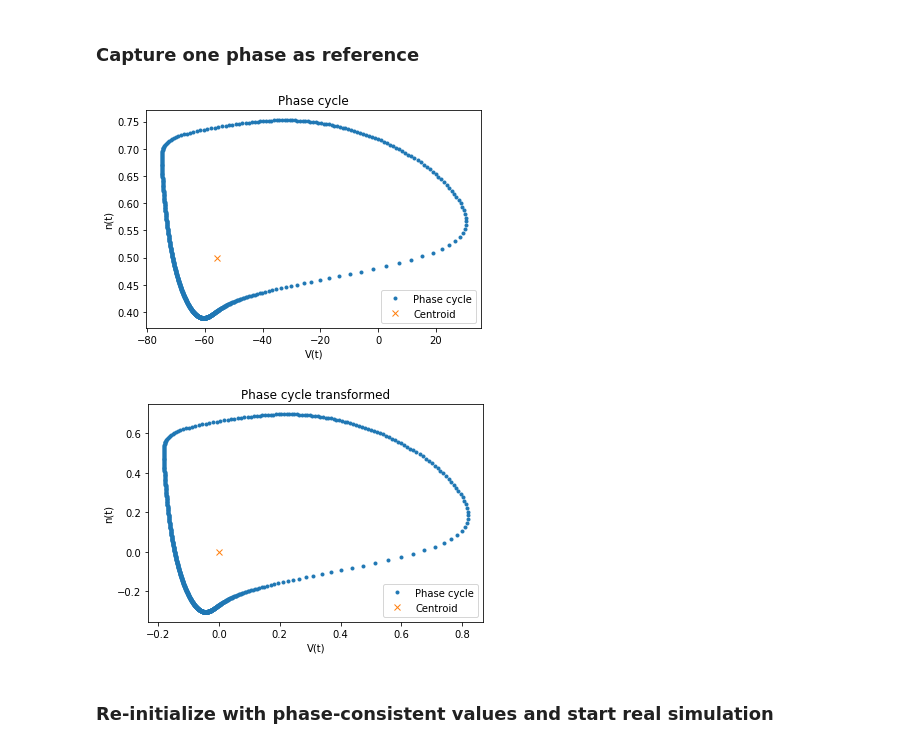
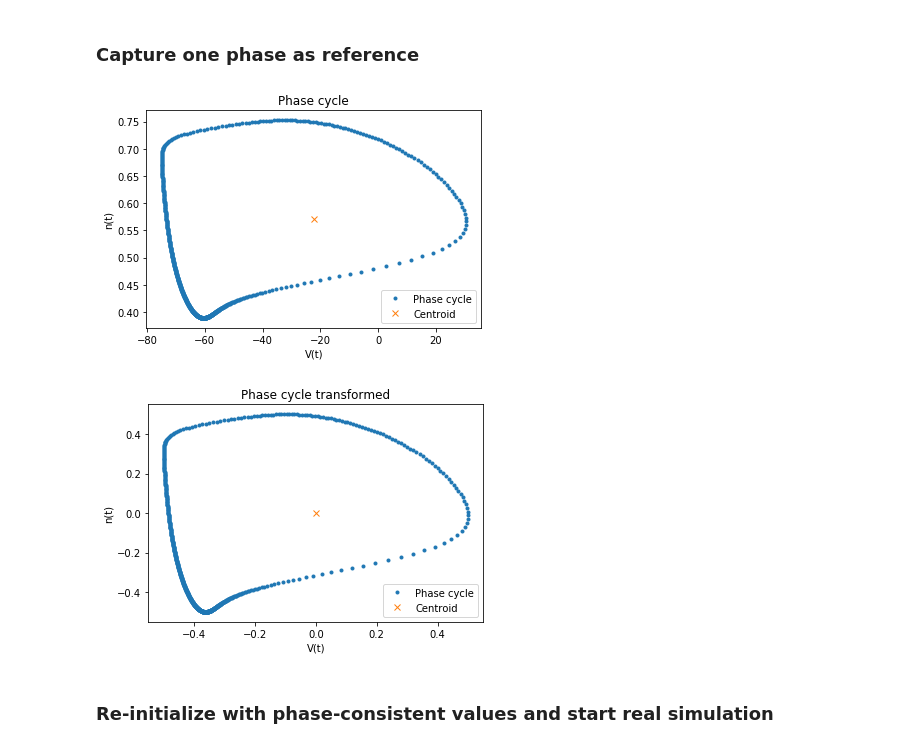
Before and after one commit to ndettmer/neuronal_synchrony_replication, a Jupyter notebook: FirstExp.ipynb, the cells around one changed output. Saved outputs shown, nothing was run; the diff lists cells and outputs as text; code cells hidden in the pictures.

```diff
--- a/FirstExp.ipynb
+++ b/FirstExp.ipynb
@@ -30,7 +30,7 @@ def get_spike_times(ts, V):
     """
     Calculate times in ts of spikes in V.
     """
-    spike_idx = find_peaks(V, height=(25., 42.), distance=14.)[0]
+    spike_idx = find_peaks(V, height=(25., 150.), distance=140.)[0]
     return ts[spike_idx]
 
 def get_idx(t):
@@ -170,7 +187,11 @@ class hh_neuron:
 
     def alpha(self, t):
         """S11"""
-        return (np.exp(-t / tau_d) - np.exp(-t / tau_r)) / (tau_d - tau_r)
+        t[t < -.3] = -.3
+        #print(t)
+        alpha = (np.exp(-t / tau_d) - np.exp(-t / tau_r)) / (tau_d - tau_r)
+        #print(alpha)
+        return alpha
 
     def I_syn(self, t):
         """S12"""
@@ -180,11 +201,15 @@ class hh_neuron:
         for c in self.inc:
 
             # calculate alpha for each combination of t_spike and tau_l values
-            t_spike_grid, tau_l_grid = np.meshgrid(get_spike_times(ts[:idx], c.neuron_a.V[:idx]), c.tau_ls)
-            alphas = self.alpha(t - t_spike_grid - tau_l_grid)
+            st = get_spike_times(ts[:idx], c.neuron_a.V[:idx])
+            if st.size != 0:
+                t_spike_grid, tau_l_grid = np.meshgrid(st, c.tau_ls)
+                t_spike_grid = np.reshape(t_spike_grid, (-1))
+                tau_l_grid = np.reshape(tau_l_grid, (-1))
+                alphas = self.alpha(t - t_spike_grid - tau_l_grid)
 
-            # S12 summed up over all incomming connections
-            I_syn -= g_max / N * np.sum(alphas) * (c.neuron_a.V[idx] - c.E_syn)
+                # S12 summed up over all incomming connections
+                I_syn -= g_max / N * np.sum(alphas) * (c.neuron_a.V[idx] - c.E_syn)
 
         return I_syn
 
@@ -317,41 +356,41 @@ V_phase = neurons[0].V[start_idx:]
 n_phase = neurons[0].n[start_idx:]
 
 # calculate the centroid of the phase cycle
-V_phase_mean = np.mean(V_phase)
-n_phase_mean = np.mean(n_phase)
 V_phase_min = np.min(V_phase)
 n_phase_min = np.min(n_phase)
 V_phase_max = np.max(V_phase)
 n_phase_max = np.max(n_phase)
+V_phase_mean = (V_phase_max - V_phase_min) / 2. + V_phase_min
+n_phase_mean = (n_phase_max - n_phase_min) / 2. + n_phase_min
 
 # plot cycle without transformation
 plt.plot(V_phase, n_phase, ".")
 plt.plot(V_phase_mean, n_phase_mean, "x")
 plt.legend(["Phase cycle", "Centroid"])
 plt.ylabel("n(t)")
 plt.xlabel("V(t)")
 plt.title("Phase cycle")
 plt.show()
 
 # translate the phase cycle to the origin
 V_phase -= V_phase_mean
 n_phase -= n_phase_mean
 
 # scale cycle for phase determination
 V_phase /= V_phase_max - V_phase_min
 n_phase /= n_phase_max - n_phase_min
 
 # plot cycle with transformation
 plt.plot(V_phase, n_phase, ".")
-plt.plot(np.mean(V_phase), np.mean(n_phase), "x")
+plt.plot(0., 0., "x")
 plt.legend(["Phase cycle", "Centroid"])
 plt.ylabel("n(t)")
 plt.xlabel("V(t)")
 plt.title("Phase cycle transformed")
 plt.show()
 # %% [output]
-[figure, old version]
+[figure, new version]
-[figure, old version]
+[figure, new version]
 # %% [markdown]
 ### Re-initialize with phase-consistent values and start real simulation
 # %%
```
Also changed, not shown: parts of 6 cells of this notebook.
